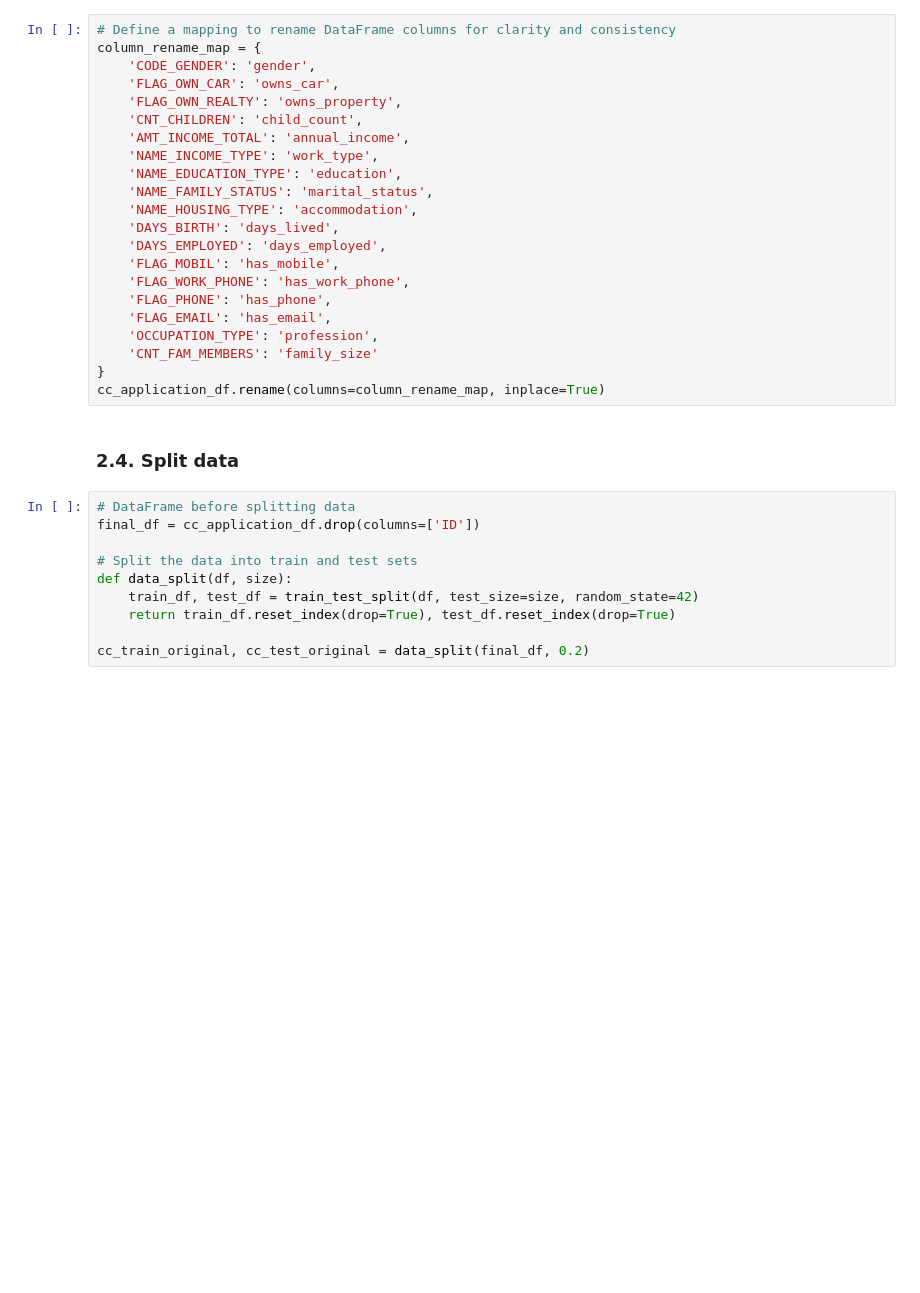
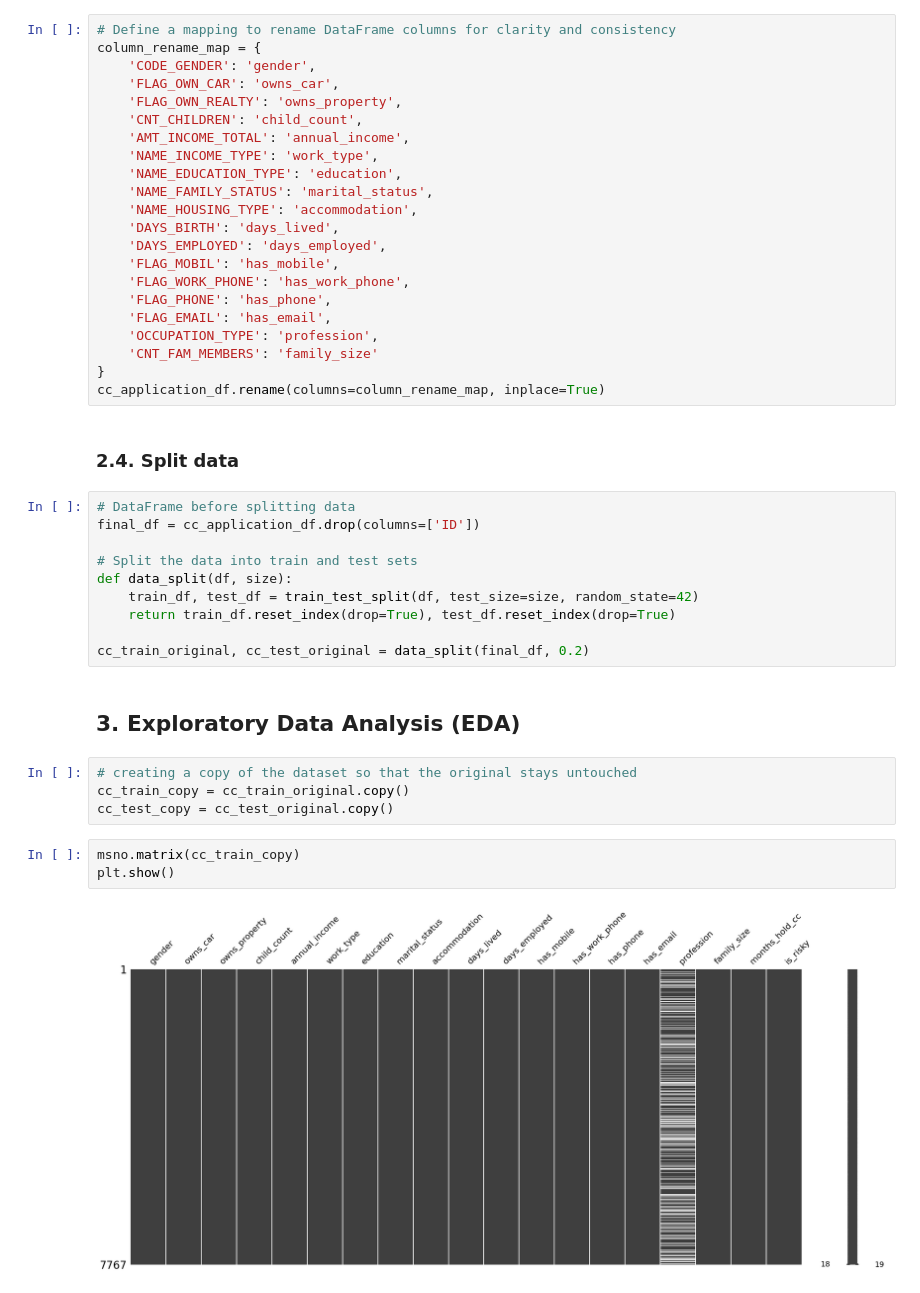
Before and after one commit to himaanssu/Credit_Card_Approval_Prediction, a Jupyter notebook: project.ipynb, the cells around one changed output. Cells and saved outputs as stored; diff of their text form; blank space fills up the shorter version.

```diff
--- a/project.ipynb
+++ b/project.ipynb
@@ -66,3 +69,14 @@ def data_split(df, size):
     return train_df.reset_index(drop=True), test_df.reset_index(drop=True)
 
 cc_train_original, cc_test_original = data_split(final_df, 0.2)
+# %% [markdown]
+## 3. **Exploratory Data Analysis (EDA)**
+# %%
+# creating a copy of the dataset so that the original stays untouched
+cc_train_copy = cc_train_original.copy()
+cc_test_copy = cc_test_original.copy()
+# %%
+msno.matrix(cc_train_copy)
+plt.show()
+# %% [output]
+[figure, added]
```
Also changed, not shown: parts of 8 cells of this notebook.
